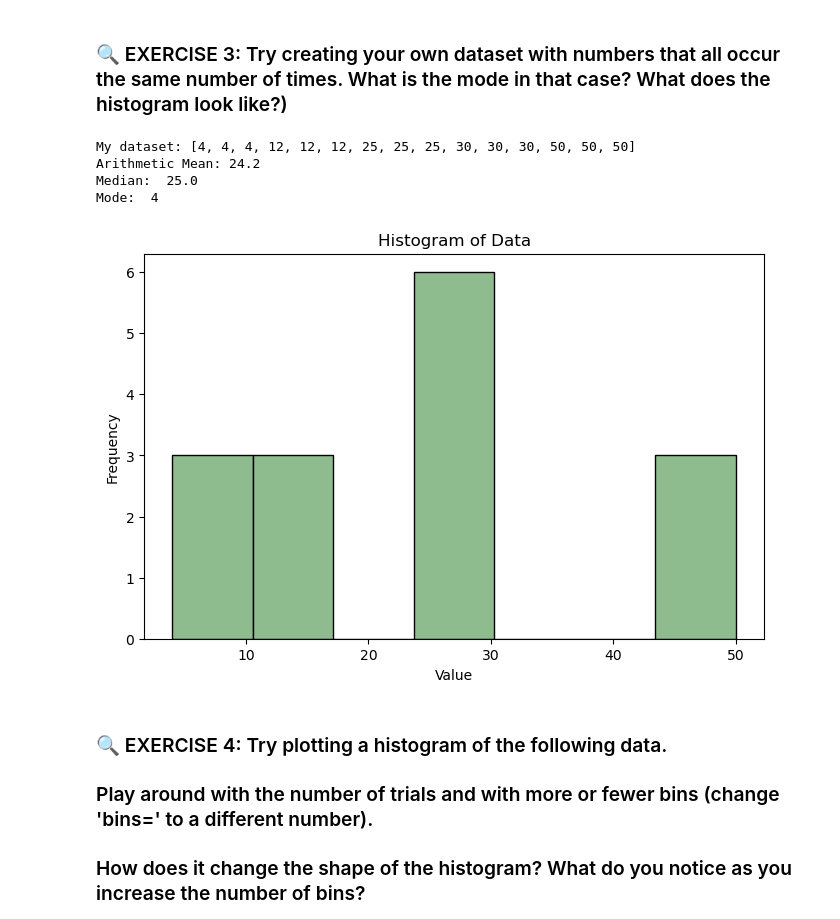
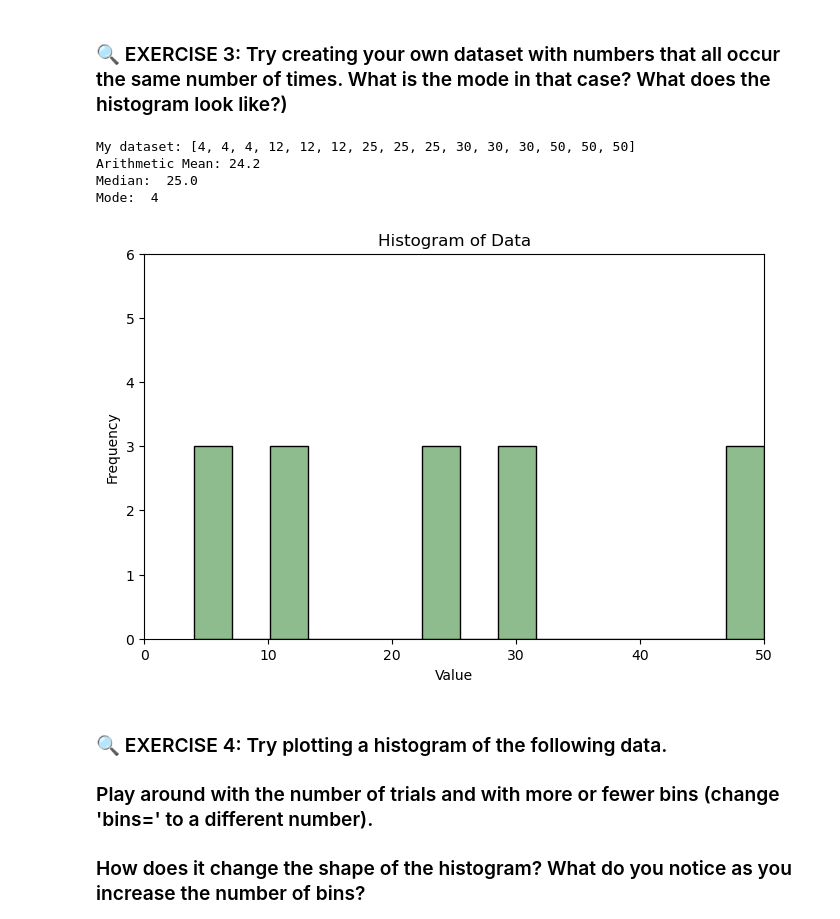
Before and after one commit to adipasquale117/CFR-2025, a Jupyter notebook: Stats/Notebooks/0-Stats_histograms.ipynb, the cells around one changed output. Saved outputs shown, nothing was run; the diff lists cells and outputs as text; code cells hidden in the pictures.

```diff
--- a/Stats/Notebooks/0-Stats_histograms.ipynb
+++ b/Stats/Notebooks/0-Stats_histograms.ipynb
@@ -148,31 +152,33 @@ Mode:  12
 # %%
 my_data = [4, 4, 4, 12, 12, 12, 25, 25, 25, 30, 30, 30, 50, 50, 50]
 print("My dataset:", my_data)
 
 #Arithmetic Data
 mean_arithmetic = np.mean(my_data)
 print("Arithmetic Mean:", mean_arithmetic)
 
 #Median
 median = np.median(my_data)
 print("Median: ", median)
 
 #Mode
 mode = statistics.mode(my_data)
 print("Mode: ", mode)
 
 plt.figure(figsize=(8,5))
-plt.hist(my_data, bins=7, color='darkseagreen', edgecolor='black')
+plt.hist(my_data, bins=len(my_data), color='darkseagreen', edgecolor='black')
 plt.title("Histogram of Data")
 plt.xlabel("Value")
 plt.ylabel("Frequency")
+plt.xlim([0,50]) # set limit on x axis
+plt.ylim([0,6]) # set limit on y axis
 plt.show()
 # %% [output]
 My dataset: [4, 4, 4, 12, 12, 12, 25, 25, 25, 30, 30, 30, 50, 50, 50]
 Arithmetic Mean: 24.2
 Median:  25.0
 Mode:  4
-[figure, old version]
+[figure, new version]
 # %% [markdown]
 ### 🔍 EXERCISE 4: Try plotting a histogram of the following data.
 
```
Also changed, not shown: parts of 3 cells of this notebook.
